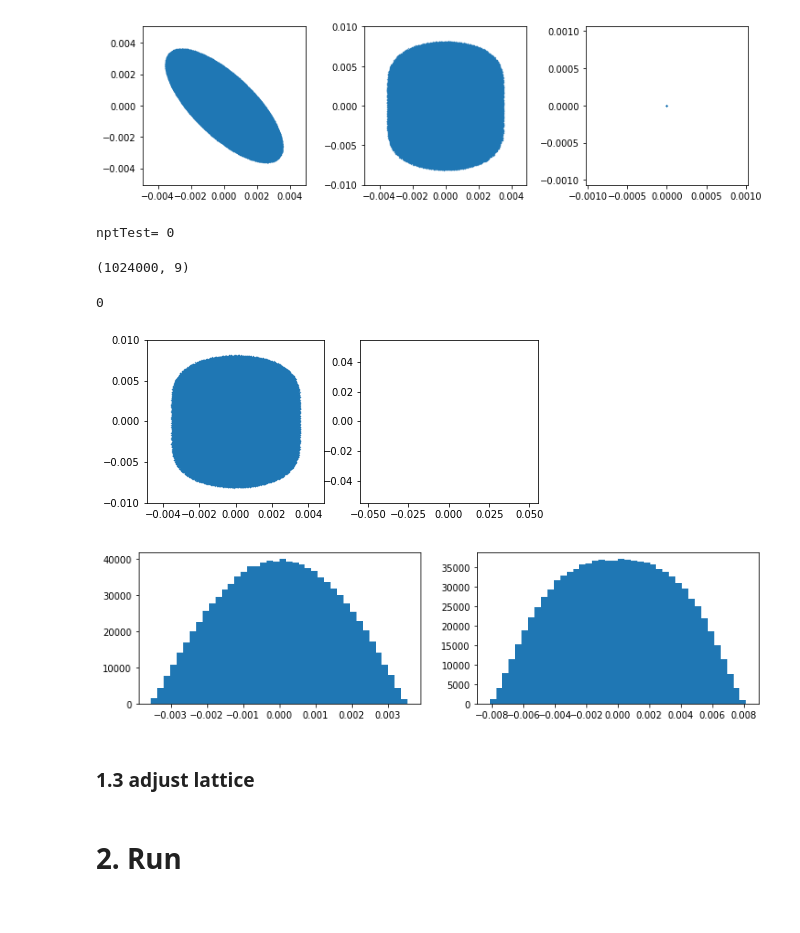
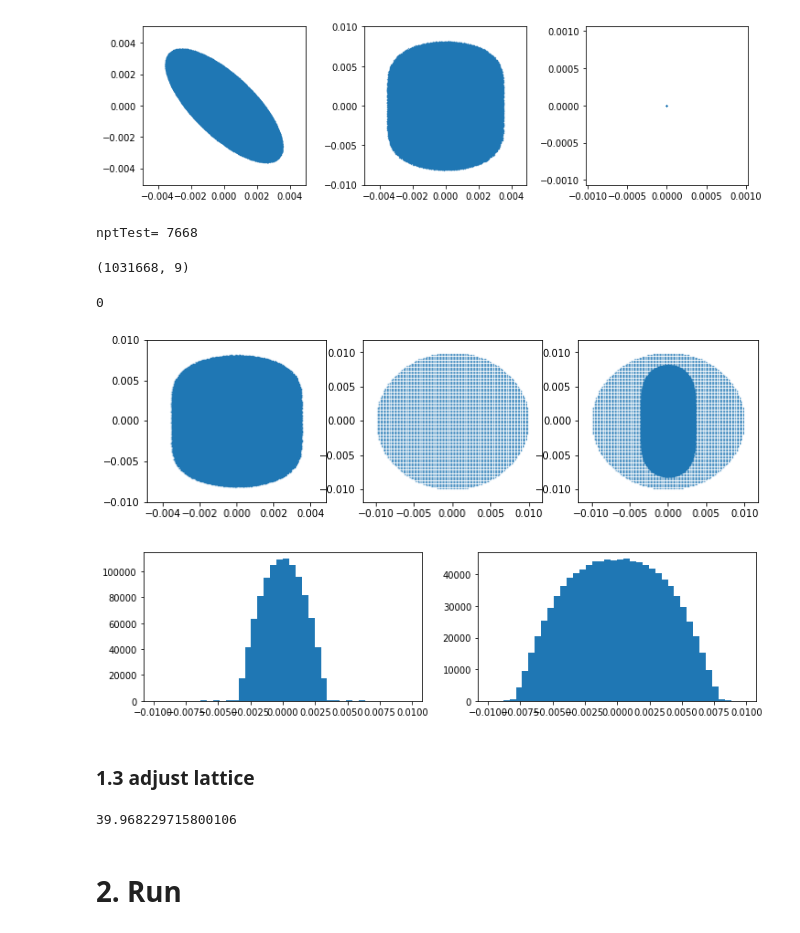
Before and after one commit to kilean20/SampleRuns, a Jupyter notebook: ChaosIndicator/RealLattice/p1024000/runFoward.ipynb, the cells around one changed output. Saved outputs shown, nothing was run; the diff lists cells and outputs as text; code cells hidden in the pictures.

```diff
--- a/ChaosIndicator/RealLattice/p1024000/runFoward.ipynb
+++ b/ChaosIndicator/RealLattice/p1024000/runFoward.ipynb
@@ -7,7 +7,7 @@ from math import ceil
 import os
 # %%
 np.set_printoptions(formatter={'float': lambda x: format(x, '1.2E')})
-nTurn = 2*1024 + int(1024/64)
+nTurn = 256
 errIndex = nTurn
 betx = 1.9065054393933862
 alfx = 1.408226172730429
@@ -15,7 +15,7 @@ emitx = 6.066503e-6
 nCore_y = 8
 nCore_z = 4
 n_particles = 1024000
-nx = 0
+nx = 100
 NL_t = 0.4
 NL_c = 0.01
 print('singular point = ', NL_c*np.sqrt(betx))
@@ -102,7 +102,7 @@ pTest = np.array(pTest)
 nptTest = len(pTest)
 print('nptTest=',nptTest)
 # %% [output]
-nptTest= 0
+nptTest= 7668
 # %%
 ##### 1.2.4. combine pData, pTest  and Check
 # %%
@@ -112,24 +112,25 @@ if nptTest>0:
 print(pData.shape)
 impact.writeParticleData(pData, ke, mass, freq)
 # %% [output]
-(1024000, 9)
+(1031668, 9)
 # %%
 beam.n_particles = n_particles + nptTest
-beam.distribution.distribution_type = 'ReadFile_binary'
-beam.distribution.file_id = 111110
+beam.distribution.distribution_type = 'ReadFile'
 impact.writeInputFile(beam,[loop,write_pData]);
 impact.run(beam)
 # %% [output]
 0
 # %%
 pDataInit = impact.readParticleData(-111110, ke, mass, freq)
-plt.figure(figsize=[7,3])
-plt.subplot(1,2,1)
+plt.figure(figsize=[11,3])
+plt.subplot(1,3,1)
 plt.scatter(pDataInit[nptTest:,0],pDataInit[nptTest:,2],s=0.1);
-plt.subplot(1,2,2)
+plt.subplot(1,3,2)
 plt.scatter(pDataInit[:nptTest,0],pDataInit[:nptTest,2],s=0.1);
+plt.subplot(1,3,3)
+plt.scatter(pDataInit[:,0],pDataInit[:,2],s=0.1);
 # %% [output]
-[figure, old version]
+[figure, new version]
 # %%
 plt.figure(figsize=(12,3))
 plt.subplot(1,2,1)
@@ -137,7 +138,7 @@ plt.hist(pDataInit[:,0],bins=40);
 plt.subplot(1,2,2)
 plt.hist(pDataInit[:,2],bins=40);
 # %% [output]
-[figure, old version]
+[figure, new version]
 # %% [markdown]
 ### 1.3 adjust lattice
 # %%
@@ -158,11 +159,13 @@ plt.hist(pDataInit[:,2],bins=40);
 lattice = [ item for item in lattice if not item.type == 'write_raw_ptcl' ]
 lattice = [ item for item in lattice if not item.type == '-8' ]
 
-# L=0.0
-# for i in range(len(lattice)):
-#     if 'length' in lattice[i].keys():
-#         L = L+lattice[i].length
-# print(L)
+L=0.0
+for i in range(len(lattice)):
+    if 'length' in lattice[i].keys():
+        L = L+lattice[i].length
+print(L)
+# %% [output]
+39.968229715800106
 # %% [markdown]
 # 2. Run
 # %%
```
Also changed, not shown: parts of 1 cell of this notebook, 6 other files.
